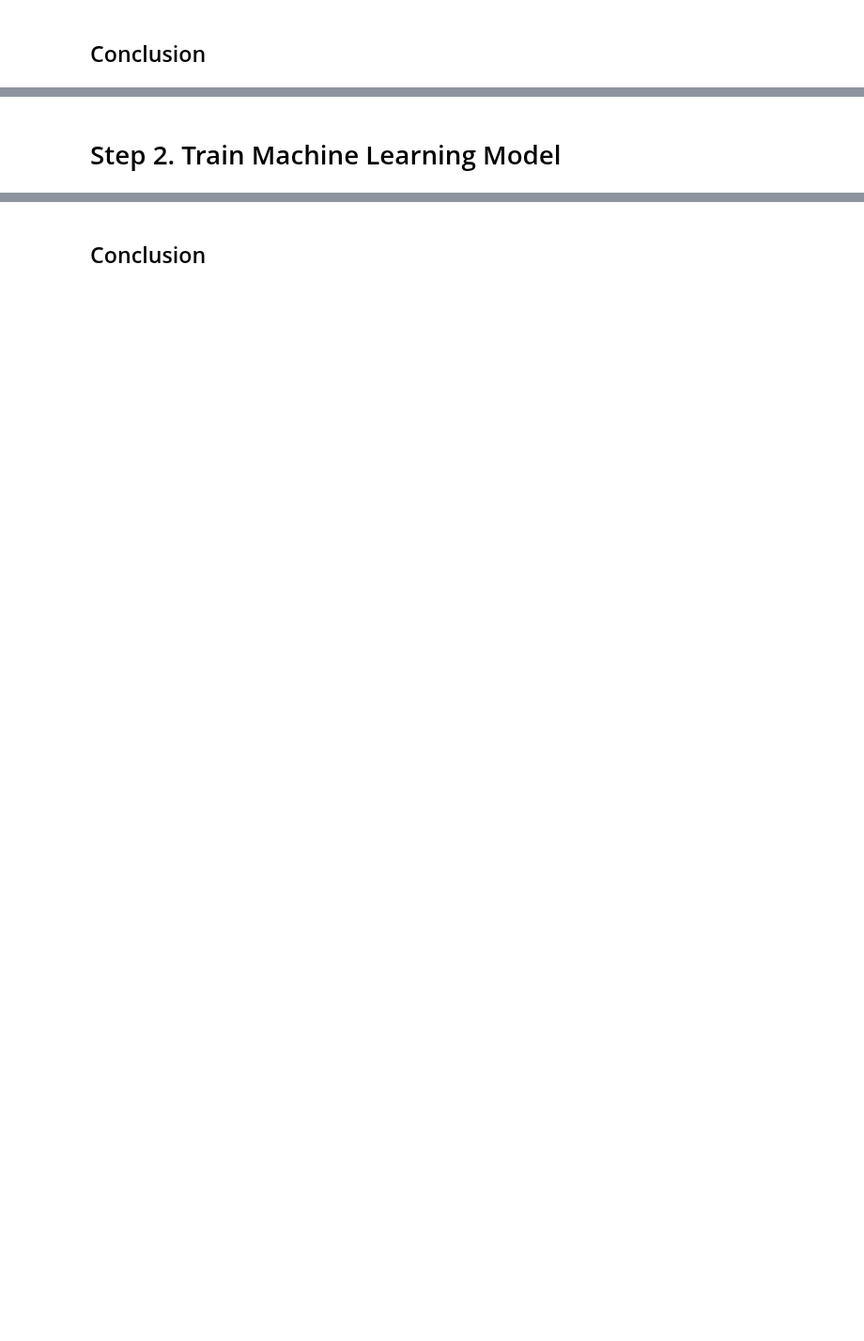
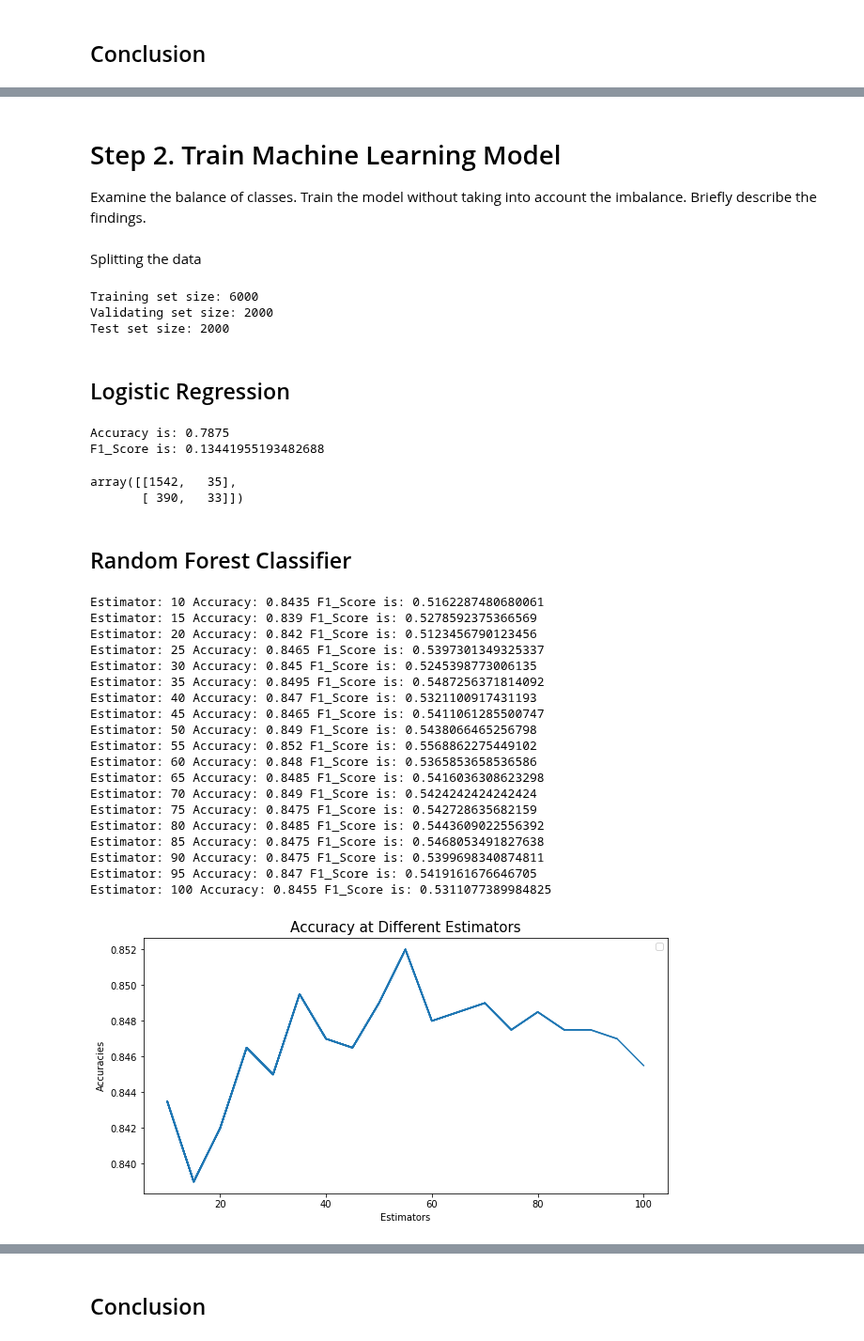
Before and after one commit to rainbowmoonlight/Yandex_Practicum_Projects, a Jupyter notebook: 07 Bank Churns ML Prediction - In Progress/Bank Churns Prediction Machine Learning.ipynb, the cells around one changed output, grey strips where cells are left out. Shown at 94% size. Drawn from its saved outputs; the diff is of its cells as text; code cells hidden in the pictures; blank space fills up the shorter version.

Commit message:
update ML prediction bank churns

```diff
--- a/07 Bank Churns ML Prediction - In Progress/Bank Churns Prediction Machine Learning.ipynb
+++ b/07 Bank Churns ML Prediction - In Progress/Bank Churns Prediction Machine Learning.ipynb
@@ -255,2 +268,79 @@ df.duplicated().sum()
 # %% [markdown]
 # Step 2.  Train Machine Learning Model  <a class="anchor" id="modeltrain"></a>
+Examine the balance of classes. Train the model without taking into account the imbalance. Briefly describe the findings.
+# %% [markdown]
+Splitting the data
+# %%
+X = df.drop(['Exited'], axis=1)
+y = df['Exited']
+# %%
+X_train, X_valid, y_train, y_valid = train_test_split(X, y, train_size=0.6, test_size=0.4, random_state=12345)
+X_test, X_valid, y_test, y_valid = train_test_split(X_valid, y_valid, test_size=0.5, random_state=12345)
+# %%
+print('Training set size:', X_train.shape[0])
+print('Validating set size:', X_valid.shape[0])
+print('Test set size:',X_test.shape[0])
+# %% [output]
+Training set size: 6000
+Validating set size: 2000
+Test set size: 2000
+# %% [markdown]
+## Logistic Regression
+# %%
+LR_model = LogisticRegression(random_state=12345, solver='liblinear')
+LR_model.fit(X_train, y_train)
+predicted_valid = LR_model.predict(X_valid)
+accuracy_valid = accuracy_score(y_valid, predicted_valid)
+print('Accuracy is:', accuracy_valid)
+print('F1_Score is:', f1_score(y_valid, predicted_valid))
+
+confusion_matrix(y_valid, predicted_valid)
+# %% [output]
+Accuracy is: 0.7875
+F1_Score is: 0.13441955193482688
+array([[1542,   35],
+       [ 390,   33]])
+# %% [markdown]
+## Random Forest Classifier
+# %%
+estimators = []
+RFC_accuracy = []
+plt.figure(figsize=(10, 5))
+
+for estim in range(10,101,5):
+    model = RandomForestClassifier(random_state=12345, n_estimators=estim)
+    model.fit(X_train, y_train)
+    y_pred = model.predict(X_valid)
+    score = accuracy_score(y_valid, y_pred)
+    estimators.append(estim)
+    RFC_accuracy.append(score)
+    print('Estimator:', estim, end='')
+    print(' Accuracy:', score, end='')
+    print(' F1_Score is:', f1_score(y_valid, y_pred))
+    sns.lineplot(data=pd.DataFrame(data=RFC_accuracy, index=estimators))
+    plt.legend('')
+plt.title("Accuracy at Different Estimators", fontsize=15)
+plt.ylabel("Accuracies")
+plt.xlabel("Estimators")
+plt.show()
+# %% [output]
+Estimator: 10 Accuracy: 0.8435 F1_Score is: 0.5162287480680061
+Estimator: 15 Accuracy: 0.839 F1_Score is: 0.5278592375366569
+Estimator: 20 Accuracy: 0.842 F1_Score is: 0.5123456790123456
+Estimator: 25 Accuracy: 0.8465 F1_Score is: 0.5397301349325337
+Estimator: 30 Accuracy: 0.845 F1_Score is: 0.5245398773006135
+Estimator: 35 Accuracy: 0.8495 F1_Score is: 0.5487256371814092
+Estimator: 40 Accuracy: 0.847 F1_Score is: 0.5321100917431193
+Estimator: 45 Accuracy: 0.8465 F1_Score is: 0.5411061285500747
+Estimator: 50 Accuracy: 0.849 F1_Score is: 0.5438066465256798
+Estimator: 55 Accuracy: 0.852 F1_Score is: 0.5568862275449102
+Estimator: 60 Accuracy: 0.848 F1_Score is: 0.5365853658536586
+Estimator: 65 Accuracy: 0.8485 F1_Score is: 0.5416036308623298
+Estimator: 70 Accuracy: 0.849 F1_Score is: 0.5424242424242424
+Estimator: 75 Accuracy: 0.8475 F1_Score is: 0.542728635682159
+Estimator: 80 Accuracy: 0.8485 F1_Score is: 0.5443609022556392
+Estimator: 85 Accuracy: 0.8475 F1_Score is: 0.5468053491827638
+Estimator: 90 Accuracy: 0.8475 F1_Score is: 0.5399698340874811
+Estimator: 95 Accuracy: 0.847 F1_Score is: 0.5419161676646705
+Estimator: 100 Accuracy: 0.8455 F1_Score is: 0.5311077389984825
+[figure, added]
```
Also changed, not shown: parts of 8 cells of this notebook.
